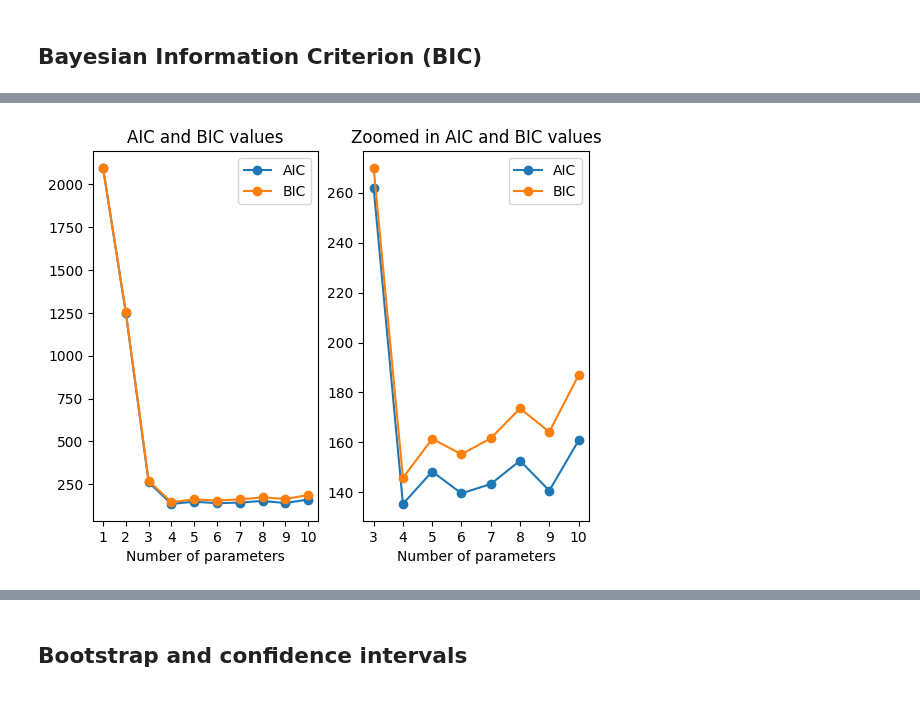
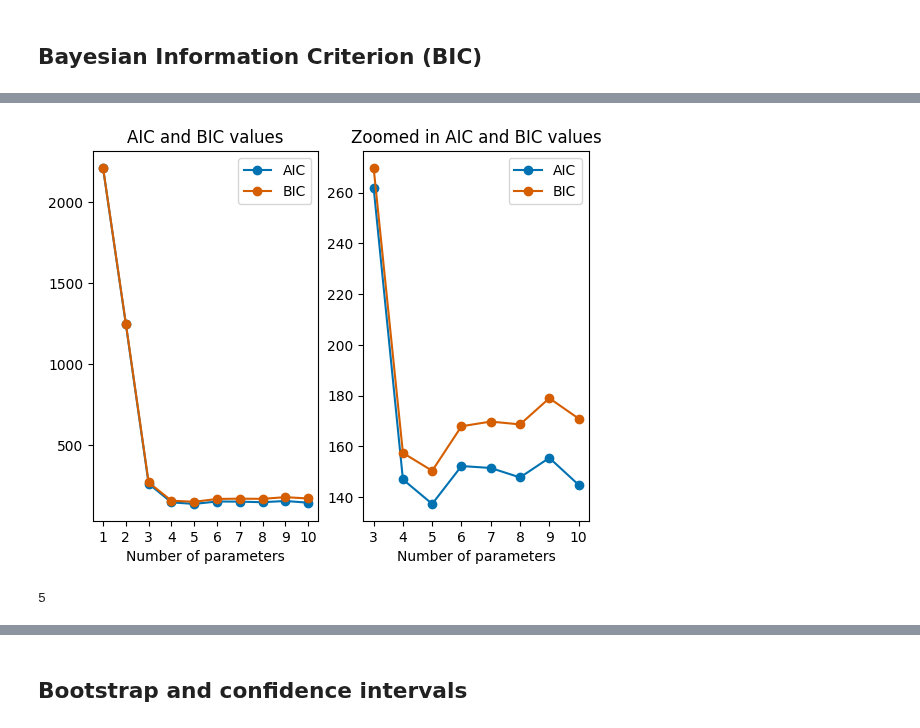
Before and after one commit to t-kist/Bayesian-Statistics-for-Astrophysics-2024, a Jupyter notebook: bayes24/lecture_notes/group2/Chapter 2.ipynb, the cells around one changed output, grey strips where cells are left out. Saved outputs shown, nothing was run; the diff lists cells and outputs as text; code cells hidden in the pictures.

```diff
--- a/bayes24/lecture_notes/group2/Chapter 2.ipynb
+++ b/bayes24/lecture_notes/group2/Chapter 2.ipynb
@@ -118,7 +122,7 @@ xx = np.linspace(xmin, xmax, npoints)
 
 #Choosing the model & simulating the data
 model = true_model
-yy, y_err = sim_data(x)
+yy, y_err = sim_data(xx)
 
 #Setting maximum number of parameters
 max_params = 10
@@ -127,10 +131,11 @@ model = poly_model
 
 #Plotting the simulated data and true model
 plt.figure()
-plt.plot(xx, true_model(xx), label="true model", color="black", zorder=2)
-plt.errorbar(xx, yy, y_err, fmt='s', label='simulated data', color='#077770', zorder=1)
+plt.errorbar(xx, yy, y_err, fmt='s', label='simulated data', zorder=1)
+plt.plot(xx, true_model(xx), label="true model", zorder=2, color = '#de8f05')
 plt.xticks(params)
 plt.legend()
+plt.style.use("seaborn-v0_8-colorblind")
 plt.show()
 
 #Calculating the likelihood and aic&bic the different amounts of parameters
@@ -148,17 +153,18 @@ for i in params:
 plt.figure()
 plt.subplot(1, 2, 1)
 plt.plot(params, aic, marker="o", label="AIC")
-plt.plot(params, bic, marker="o", label="BIC")
+plt.plot(params, bic, marker="o", label="BIC", color='#d55e00')
 plt.xlabel("Number of parameters")
 plt.xticks(params)
 plt.title("AIC and BIC values")
 plt.legend()
 plt.subplot(1, 2, 2)
 plt.plot(params[2:], aic[2:], marker="o", label="AIC")
-plt.plot(params[2:], bic[2:], marker="o", label="BIC")
+plt.plot(params[2:], bic[2:], marker="o", label="BIC", color='#d55e00')
 plt.xlabel("Number of parameters")
 plt.xticks(params[2:])
 plt.title("Zoomed in AIC and BIC values")
 plt.legend()
+plt.style.use("seaborn-v0_8-colorblind")
 plt.show()
 # %% [output]
@@ -167,41 +173,43 @@ plt.show()
 # %%
 #Simulate maximum likelihood estimation 101 times to find the maximum likelihood
 N_sim = 101
-sim_array = np.linspace(xmin, xmax, npoints)
-
 aic = []
 bic = []
 for i in params:
     p0 = np.zeros(i)
     L = []
     for t in range(N_sim):
         model = true_model
-        y, yerr = sim_data(sim_array)
+        y, yerr = sim_data(xx)
         model = poly_model
-        popt, pcov = curve_fit(model, sim_array, y, p0=p0, sigma=yerr, absolute_sigma = False)
-        log_L = log_gaussian_likelihood(model(sim_array, *popt), y, yerr)
+        popt, pcov = curve_fit(model, xx, y, p0=p0, sigma=yerr, absolute_sigma = False)
+        log_L = log_gaussian_likelihood(model(xx, *popt), y, yerr)
         L.append(log_L)
     #np.min is used to find the maximum likelihood. The logarithm is taken of the likelikhood, so the least negative log likelihood corresponds to
     #the highest likelihood.
     aic.append(AIC(np.min(L), len(popt)))
     bic.append(BIC(np.min(L), len(popt), npoints))
 
 #Plotting the results
 plt.figure()
 plt.subplot(1, 2, 1)
 plt.plot(params, aic, marker="o", label="AIC")
-plt.plot(params, bic, marker="o", label="BIC")
+plt.plot(params, bic, marker="o", label="BIC", color='#d55e00')
 plt.xlabel("Number of parameters")
 plt.xticks(params)
 plt.title("AIC and BIC values")
 plt.legend()
 plt.subplot(1, 2, 2)
 plt.plot(params[2:], aic[2:], marker="o", label="AIC")
-plt.plot(params[2:], bic[2:], marker="o", label="BIC")
+plt.plot(params[2:], bic[2:], marker="o", label="BIC", color='#d55e00')
 plt.xlabel("Number of parameters")
 plt.xticks(params[2:])
 plt.title("Zoomed in AIC and BIC values")
 plt.legend()
+plt.style.use("seaborn-v0_8-colorblind")
 plt.show()
+
+print(np.argmin(aic)+1)
 # %% [output]
-[figure, old version]
+[figure, new version]
+5
```
Also changed, not shown: parts of 11 cells of this notebook.
